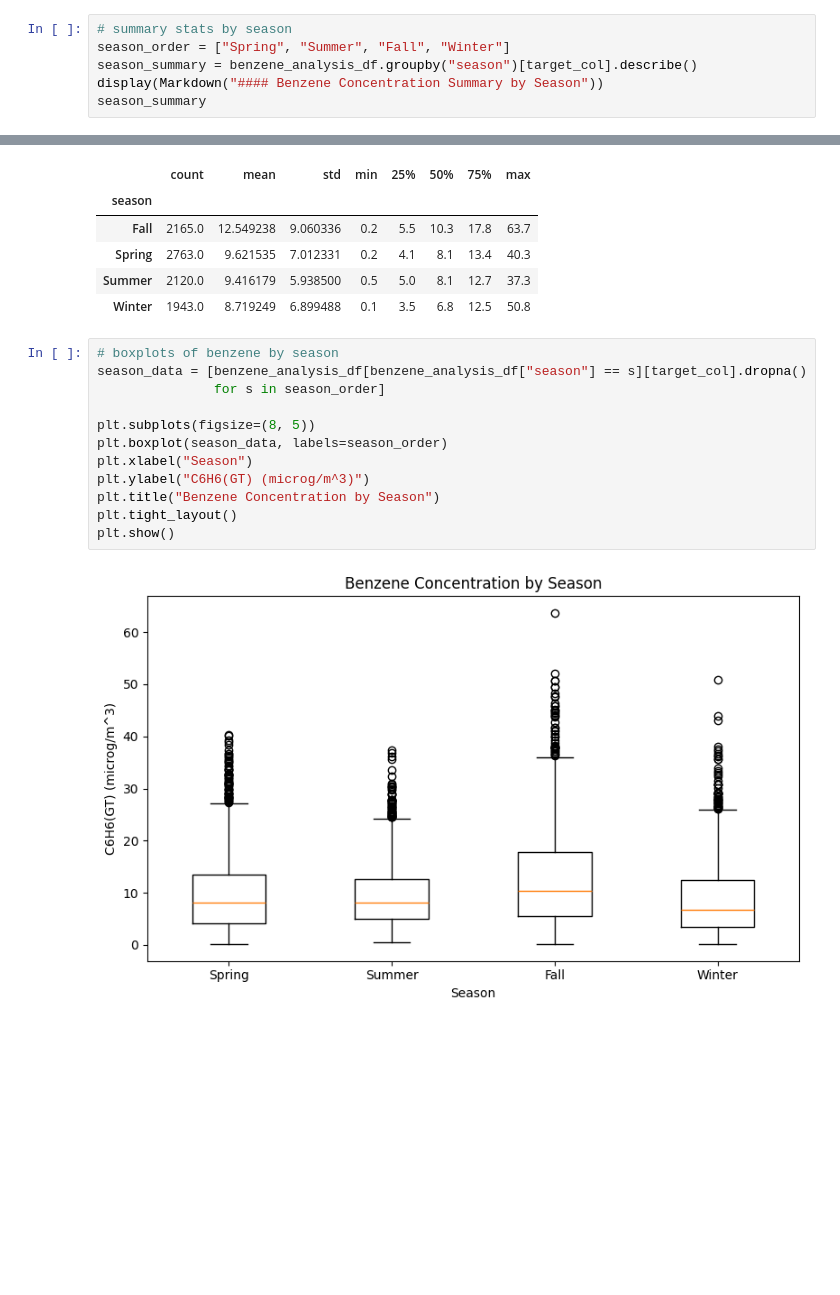
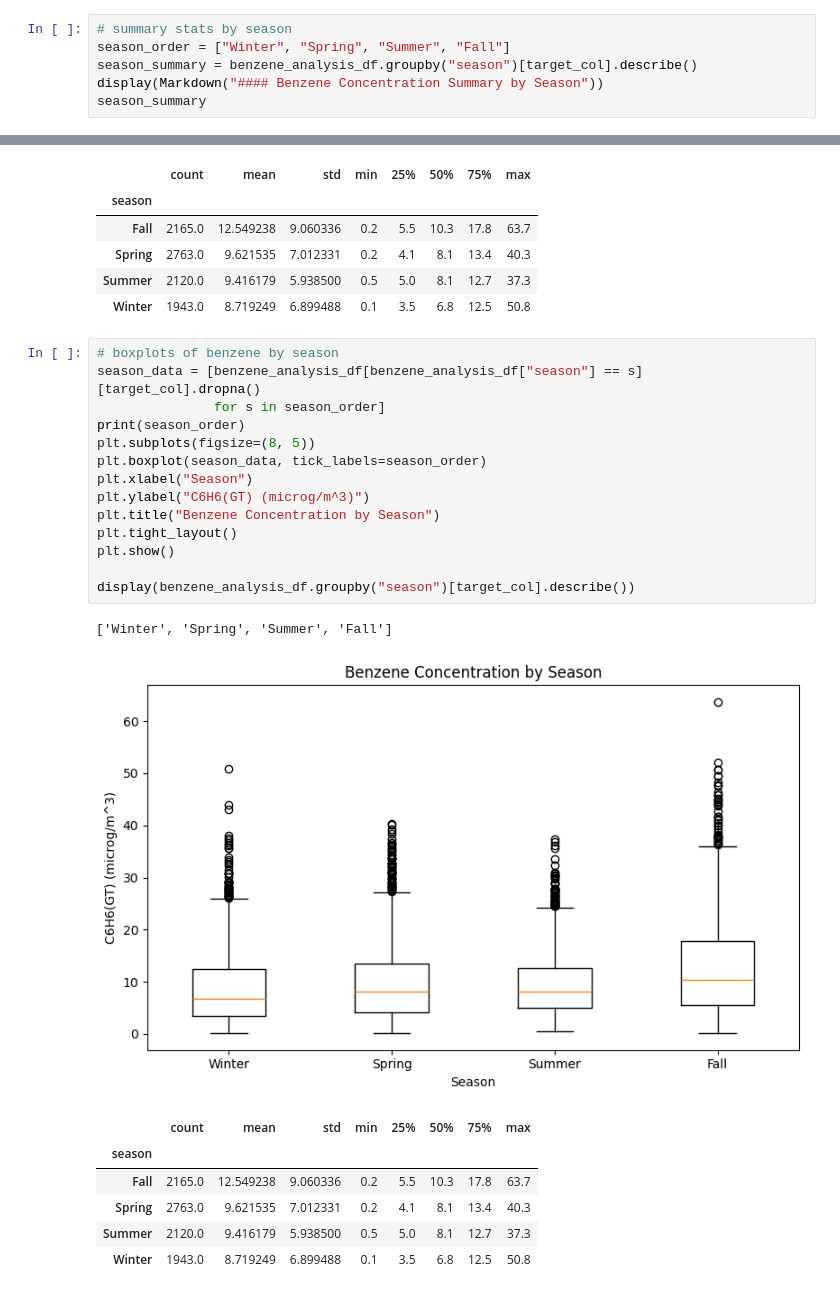
Before and after one commit to HannahShaw21/ST-554-Project1, a Jupyter notebook: Task2/Project_1_Task_2_David_Pressley.ipynb, the cells around one changed output, grey strips where cells are left out. Cells and saved outputs as stored; diff of their text form; blank space fills up the shorter version.

```diff
--- a/Task2/Project_1_Task_2_David_Pressley.ipynb
+++ b/Task2/Project_1_Task_2_David_Pressley.ipynb
@@ -609,7 +575,7 @@ Text(0.5, 1.0, 'Mean Benzene Concentration by Hour of Day')
 ### Benzene by Season
 # %%
 # summary stats by season
-season_order = ["Spring", "Summer", "Fall", "Winter"]
+season_order = ["Winter", "Spring", "Summer", "Fall"]
 season_summary = benzene_analysis_df.groupby("season")[target_col].describe()
 display(Markdown("#### Benzene Concentration Summary by Season"))
 season_summary
@@ -623,15 +589,25 @@ season_summary
 | Winter | 1943.0 | 8.719249 | 6.899488 | 0.1 | 3.5 | 6.8 | 12.5 | 50.8 |
 # %%
 # boxplots of benzene by season
-season_data = [benzene_analysis_df[benzene_analysis_df["season"] == s][target_col].dropna()
+season_data = [benzene_analysis_df[benzene_analysis_df["season"] == s]
+[target_col].dropna()
                for s in season_order]
-
+print(season_order)
 plt.subplots(figsize=(8, 5))
-plt.boxplot(season_data, labels=season_order)
+plt.boxplot(season_data, tick_labels=season_order)
 plt.xlabel("Season")
 plt.ylabel("C6H6(GT) (microg/m^3)")
 plt.title("Benzene Concentration by Season")
 plt.tight_layout()
 plt.show()
+
+display(benzene_analysis_df.groupby("season")[target_col].describe())
 # %% [output]
+['Winter', 'Spring', 'Summer', 'Fall']
-[figure, old version]
+[figure, new version]
+|  | count | mean | std | min | 25% | 50% | 75% | max |
+| season |  |  |  |  |  |  |  |  |
+| Fall | 2165.0 | 12.549238 | 9.060336 | 0.2 | 5.5 | 10.3 | 17.8 | 63.7 |
+| Spring | 2763.0 | 9.621535 | 7.012331 | 0.2 | 4.1 | 8.1 | 13.4 | 40.3 |
+| Summer | 2120.0 | 9.416179 | 5.938500 | 0.5 | 5.0 | 8.1 | 12.7 | 37.3 |
+| Winter | 1943.0 | 8.719249 | 6.899488 | 0.1 | 3.5 | 6.8 | 12.5 | 50.8 |
```
Also changed, not shown: parts of 15 cells of this notebook.
